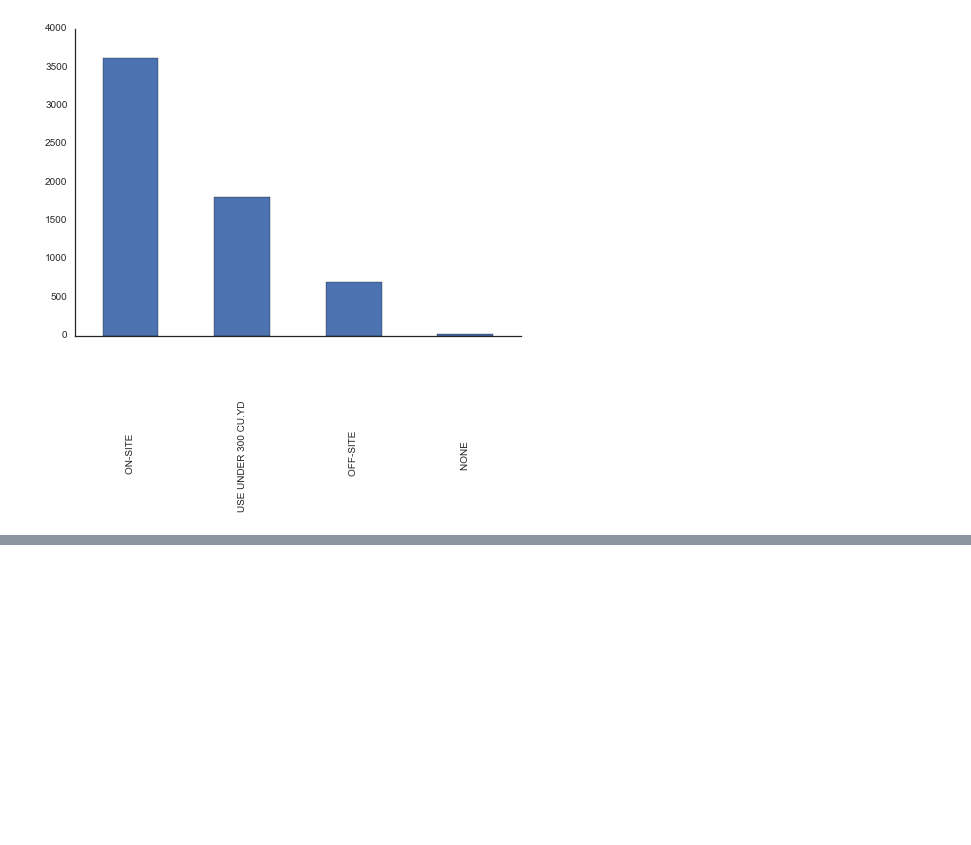
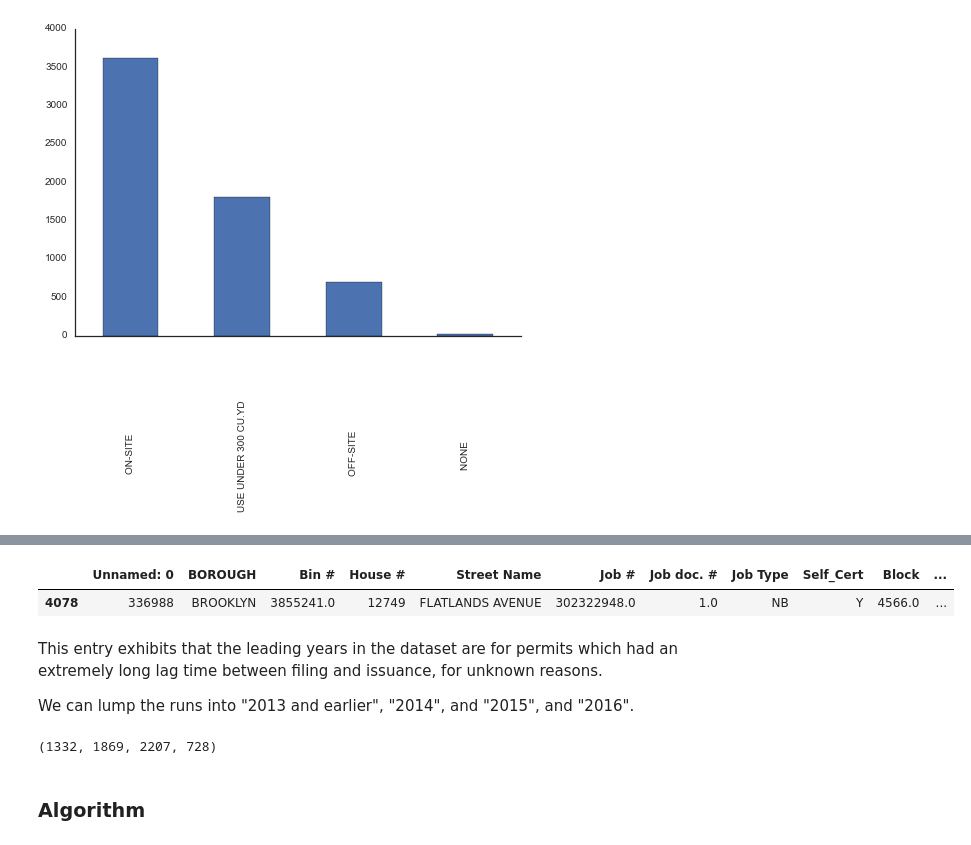
Before and after one commit to techelo/nyc-construction-timeline, a Jupyter notebook: Permit-to-Occupancy Processing.ipynb, the cells around one changed output, grey strips where cells are left out. Drawn from its saved outputs; the diff is of its cells as text; code cells hidden in the pictures; blank space fills up the shorter version.

```diff
--- a/Permit Issuance.ipynb
+++ b/Permit-to-Occupancy Processing.ipynb
@@ -475,0 +483,9 @@ sample.to_csv("august_2013_sample.csv")
+# %%
+deduped_new_building_permits[deduped_new_building_permits['Year'] == 2008]
+# %% [output]
+|  | Unnamed: 0 | BOROUGH | Bin # | House # | Street Name | Job # | Job doc. # | Job Type | Self_Cert | Block | ... |
+| 4078 | 336988 | BROOKLYN | 3855241.0 | 12749 | FLATLANDS AVENUE | 302322948.0 | 1.0 | NB | Y | 4566.0 | ... |
+# %% [markdown]
+This entry exhibits that the leading years in the dataset are for permits which had an extremely long lag time between filing and issuance, for unknown reasons.
+
+We can lump the runs into "2013 and earlier", "2014", and "2015", and "2016".
@@ -475,0 +497,6 @@ sample.to_csv("august_2013_sample.csv")
+# %%
+len(permits_2008_to_2013), len(permits_2014), len(permits_2015), len(permits_2016)
+# %% [output]
+(1332, 1869, 2207, 728)
+# %% [markdown]
+### Algorithm
```
Also changed, not shown: parts of 29 cells of this notebook, 4 other files.
